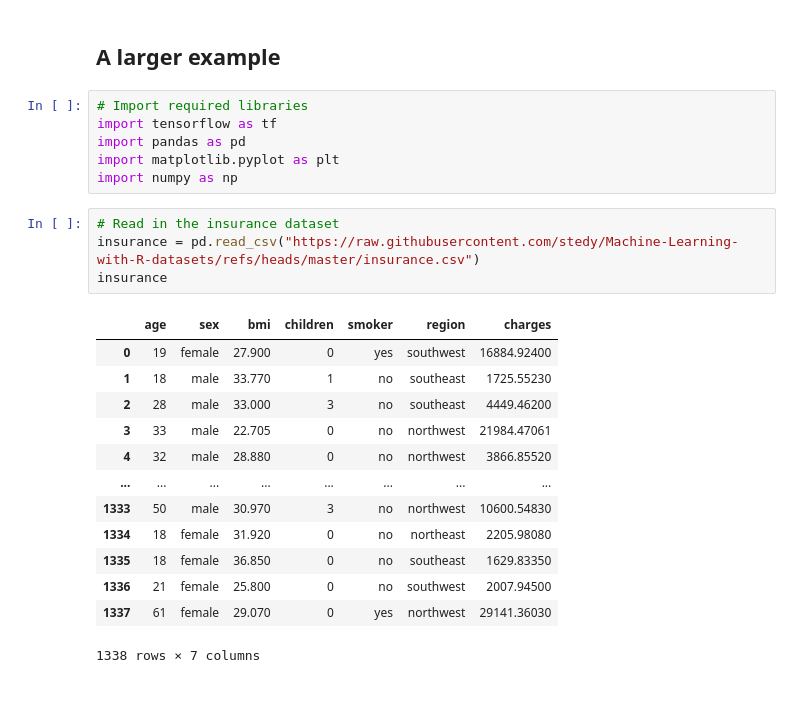
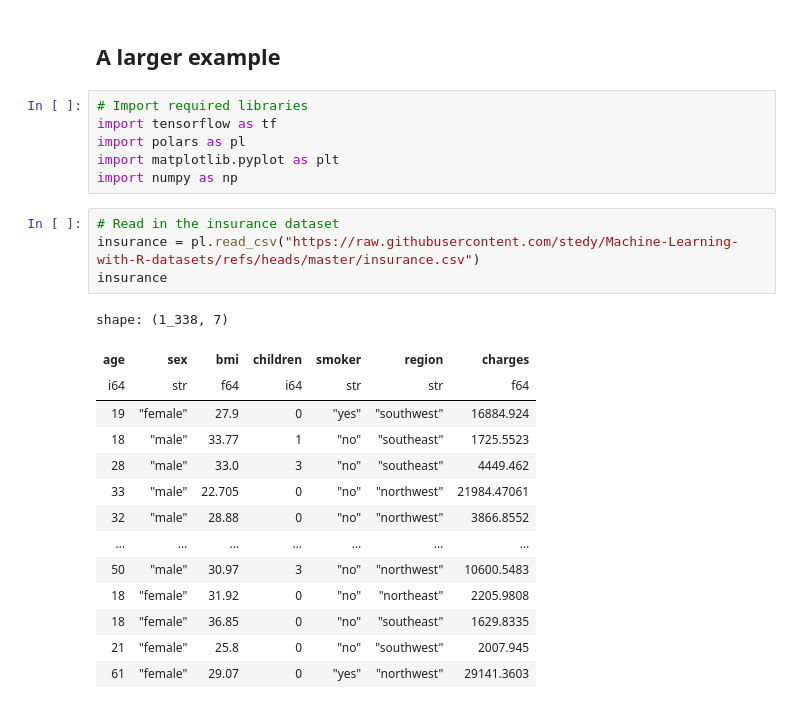
Before and after one commit to Glockrover/LearnTensorFlow, a Jupyter notebook: Neural_Network_Regression.ipynb, the cells around one changed output. Drawn from its saved outputs; the diff is of its cells as text.

```diff
--- a/Neural_Network_Regression.ipynb
+++ b/Neural_Network_Regression.ipynb
@@ -558,26 +558,27 @@ files.download("best_model_SavedModel_format.h5")
 # %%
 # Import required libraries
 import tensorflow as tf
-import pandas as pd
+import polars as pl
 import matplotlib.pyplot as plt
 import numpy as np
 # %%
 # Read in the insurance dataset
-insurance = pd.read_csv("https://raw.githubusercontent.com/stedy/Machine-Learning-with-R-datasets/refs/heads/master/insurance.csv")
+insurance = pl.read_csv("https://raw.githubusercontent.com/stedy/Machine-Learning-with-R-datasets/refs/heads/master/insurance.csv")
 insurance
 # %% [output]
+shape: (1_338, 7)
-|  | age | sex | bmi | children | smoker | region | charges |
-| 0 | 19 | female | 27.900 | 0 | yes | southwest | 16884.92400 |
-| 1 | 18 | male | 33.770 | 1 | no | southeast | 1725.55230 |
-| 2 | 28 | male | 33.000 | 3 | no | southeast | 4449.46200 |
-| 3 | 33 | male | 22.705 | 0 | no | northwest | 21984.47061 |
-| 4 | 32 | male | 28.880 | 0 | no | northwest | 3866.85520 |
-| ... | ... | ... | ... | ... | ... | ... | ... |
-| 1333 | 50 | male | 30.970 | 3 | no | northwest | 10600.54830 |
-| 1334 | 18 | female | 31.920 | 0 | no | northeast | 2205.98080 |
-| 1335 | 18 | female | 36.850 | 0 | no | southeast | 1629.83350 |
-| 1336 | 21 | female | 25.800 | 0 | no | southwest | 2007.94500 |
-| 1337 | 61 | female | 29.070 | 0 | yes | northwest | 29141.36030 |
+| age | sex | bmi | children | smoker | region | charges |
+| i64 | str | f64 | i64 | str | str | f64 |
+| 19 | "female" | 27.9 | 0 | "yes" | "southwest" | 16884.924 |
+| 18 | "male" | 33.77 | 1 | "no" | "southeast" | 1725.5523 |
+| 28 | "male" | 33.0 | 3 | "no" | "southeast" | 4449.462 |
+| 33 | "male" | 22.705 | 0 | "no" | "northwest" | 21984.47061 |
+| 32 | "male" | 28.88 | 0 | "no" | "northwest" | 3866.8552 |
+| … | … | … | … | … | … | … |
+| 50 | "male" | 30.97 | 3 | "no" | "northwest" | 10600.5483 |
+| 18 | "female" | 31.92 | 0 | "no" | "northeast" | 2205.9808 |
+| 18 | "female" | 36.85 | 0 | "no" | "southeast" | 1629.8335 |
+| 21 | "female" | 25.8 | 0 | "no" | "southwest" | 2007.945 |
+| 61 | "female" | 29.07 | 0 | "yes" | "northwest" | 29141.3603 |
-1338 rows × 7 columns
 # %%
 
```
Also changed, not shown: parts of 6 cells of this notebook.
